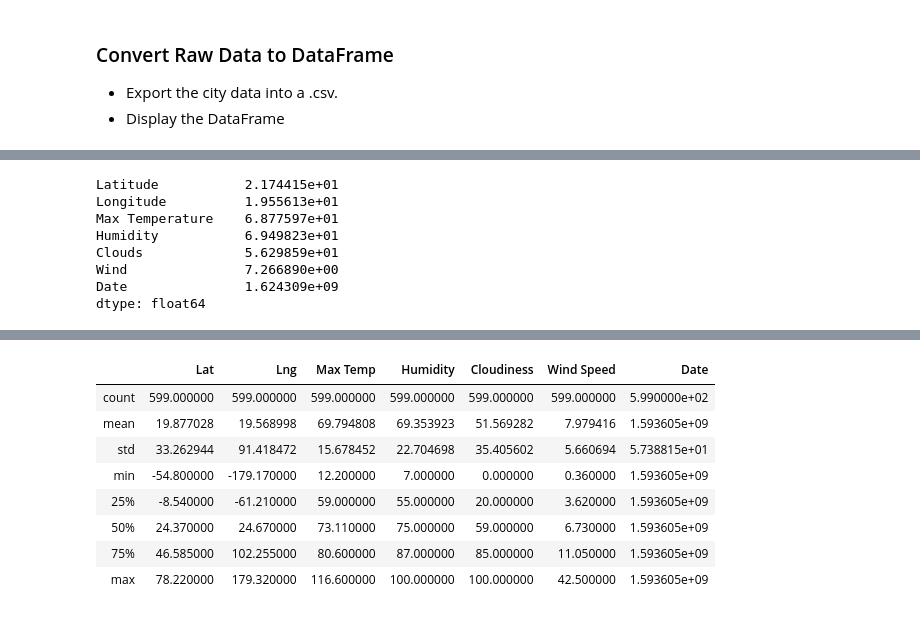
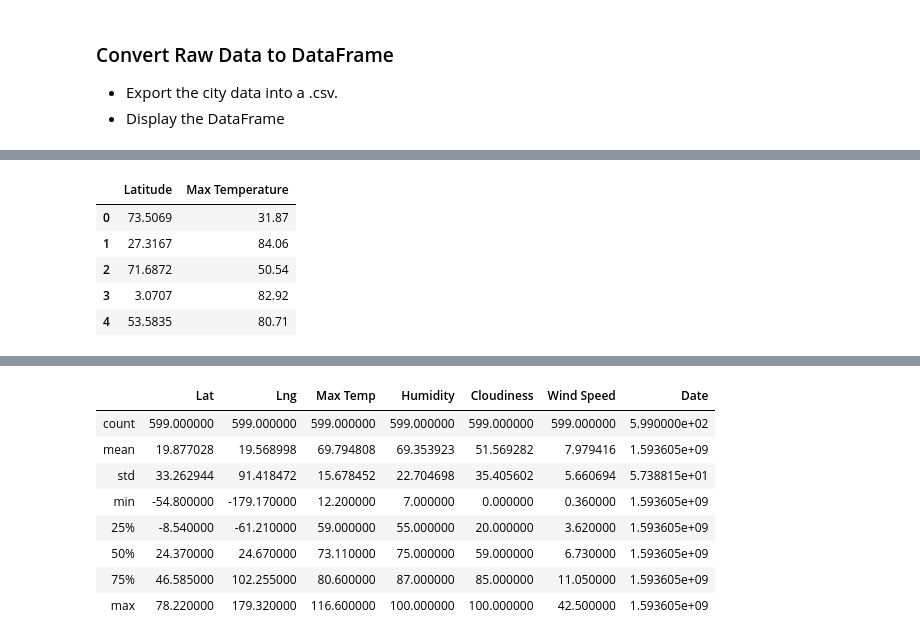
Before and after one commit to DINHC/python-api-challenge, a Jupyter notebook: WeatherPy.ipynb, the cells around one changed output, grey strips where cells are left out. Drawn from its saved outputs; the diff is of its cells as text; code cells hidden in the pictures.

```diff
--- a/WeatherPy.ipynb
+++ b/WeatherPy.ipynb
@@ -155,23 +177,11 @@ city_stat_pd.head()
-# %%
-#working on it
-city_stat_pd = pd.DataFrame(city_stat)['lat'].agg([""])
-city_stat_pd.count()
-city_stat_pd.mean()
-
-       # city_lat = city_weather["coord"]["lat"]
-       # city_lng = city_weather["coord"]["lon"]
-       # city_max_temp = city_weather["main"]["temp_max"]
-       # city_humidity = city_weather["main"]["humidity"]
-        #city_clouds = city_weather["clouds"]["all"]
-        #city_wind = city_weather["wind"]["speed"]
-        #city_country = city_weather["sys"]["country"]
-        #city_date = city_weather["dt"]
-# %% [output]
-Latitude           2.174415e+01
-Longitude          1.955613e+01
-Max Temperature    6.877597e+01
-Humidity           6.949823e+01
-Clouds             5.629859e+01
-Wind               7.266890e+00
-Date               1.624309e+09
-dtype: float64
+# %%
+#working on it,
+lat_vs_temp = city_stat_pd.groupby(city_stat)[['Latitude','Max Temperature']]
+lat_vs_temp.head()
+# %% [output]
+|  | Latitude | Max Temperature |
+| 0 | 73.5069 | 31.87 |
+| 1 | 27.3167 | 84.06 |
+| 2 | 71.6872 | 50.54 |
+| 3 | 3.0707 | 82.92 |
+| 4 | 53.5835 | 80.71 |
```
Also changed, not shown: parts of 11 cells of this notebook, 1 other file.
